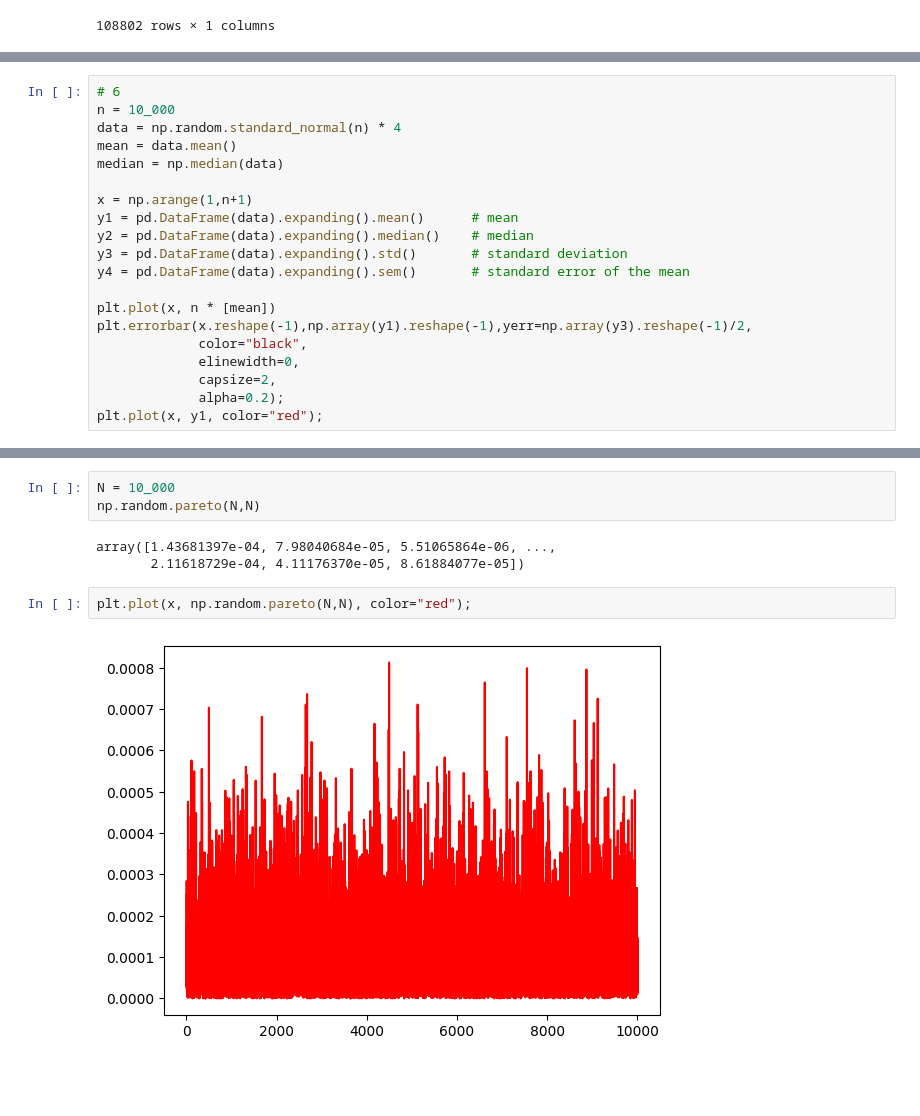
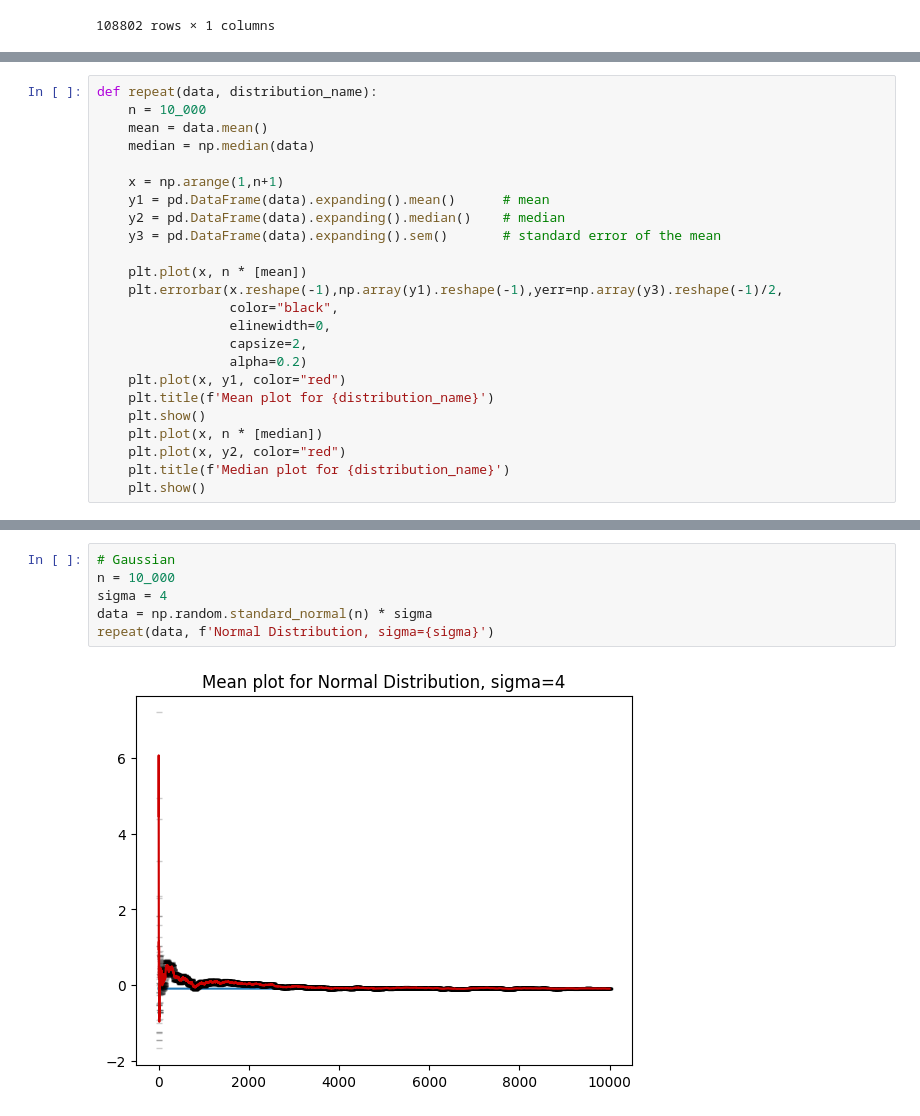
Before and after one commit to FabianScott/ComSoc, a Jupyter notebook: Week_3/week3.ipynb, the cells around one changed output, grey strips where cells are left out. Saved outputs shown, nothing was run; the diff lists cells and outputs as text; blank space fills up the shorter version.

Commit message:
All plots for assignment,
Answer the questions

```diff
--- a/Week_3/week3.ipynb
+++ b/Week_3/week3.ipynb
@@ -61,20 +48,24 @@ np.array(y4).reshape(-1)
 # %%
-# 6
-n = 10_000
-data = np.random.standard_normal(n) * 4
-mean = data.mean()
-median = np.median(data)
+def repeat(data, distribution_name):
+    n = 10_000
+    mean = data.mean()
+    median = np.median(data)
 
-x = np.arange(1,n+1)
-y1 = pd.DataFrame(data).expanding().mean()      # mean
-y2 = pd.DataFrame(data).expanding().median()    # median
-y3 = pd.DataFrame(data).expanding().std()       # standard deviation
-y4 = pd.DataFrame(data).expanding().sem()       # standard error of the mean
+    x = np.arange(1,n+1)
+    y1 = pd.DataFrame(data).expanding().mean()      # mean
+    y2 = pd.DataFrame(data).expanding().median()    # median
+    y3 = pd.DataFrame(data).expanding().sem()       # standard error of the mean
 
-plt.plot(x, n * [mean])
-plt.errorbar(x.reshape(-1),np.array(y1).reshape(-1),yerr=np.array(y3).reshape(-1)/2,
-             color="black",
-             elinewidth=0,
-             capsize=2,
-             alpha=0.2);
-plt.plot(x, y1, color="red");
+    plt.plot(x, n * [mean])
+    plt.errorbar(x.reshape(-1),np.array(y1).reshape(-1),yerr=np.array(y3).reshape(-1)/2,
+                 color="black",
+                 elinewidth=0,
+                 capsize=2,
+                 alpha=0.2)
+    plt.plot(x, y1, color="red")
+    plt.title(f'Mean plot for {distribution_name}')
+    plt.show()
+    plt.plot(x, n * [median])
+    plt.plot(x, y2, color="red")
+    plt.title(f'Median plot for {distribution_name}')
+    plt.show()
@@ -88,10 +72,8 @@ plt.plot(x, y2, color="red");
-# %%
-N = 10_000
-np.random.pareto(N,N)
-# %% [output]
-array([1.43681397e-04, 7.98040684e-05, 5.51065864e-06, ...,
-       2.11618729e-04, 4.11176370e-05, 8.61884077e-05])
-# %%
-plt.plot(x, np.random.pareto(N,N), color="red");
-# %% [output]
-[figure, removed]
+# %%
+# Gaussian
+n = 10_000
+sigma = 4
+data = np.random.standard_normal(n) * sigma
+repeat(data, f'Normal Distribution, sigma={sigma}')
+# %% [output]
+[figure, added]
```
Also changed, not shown: parts of 10 cells of this notebook, 1 other file.
